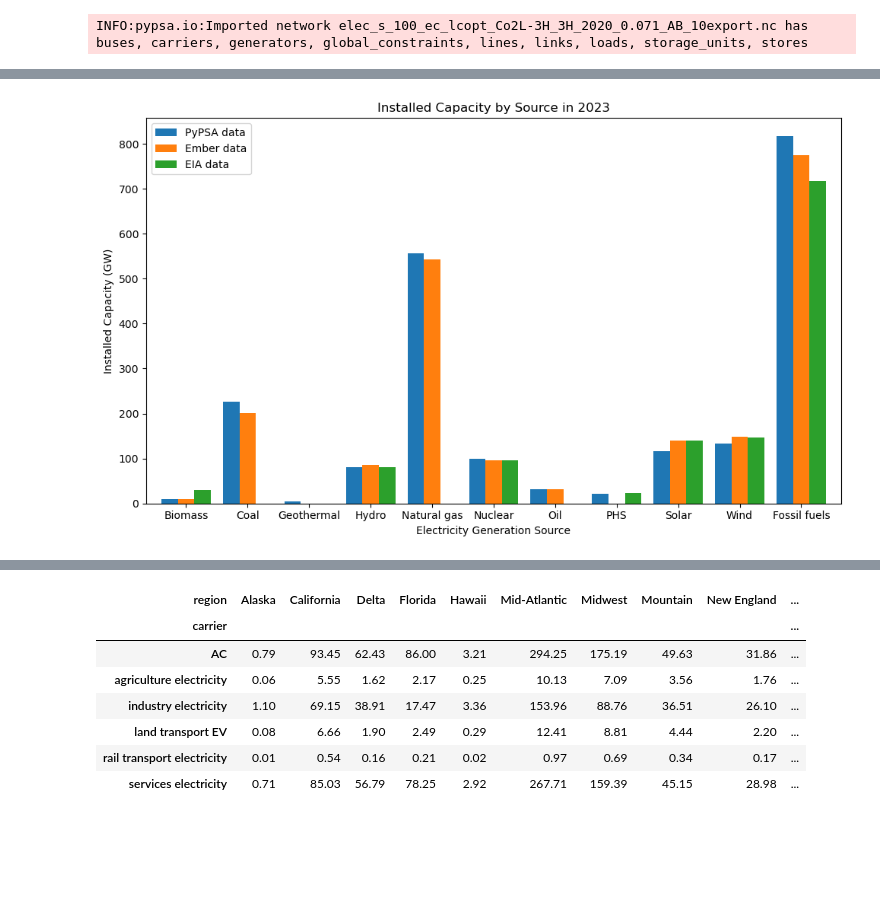
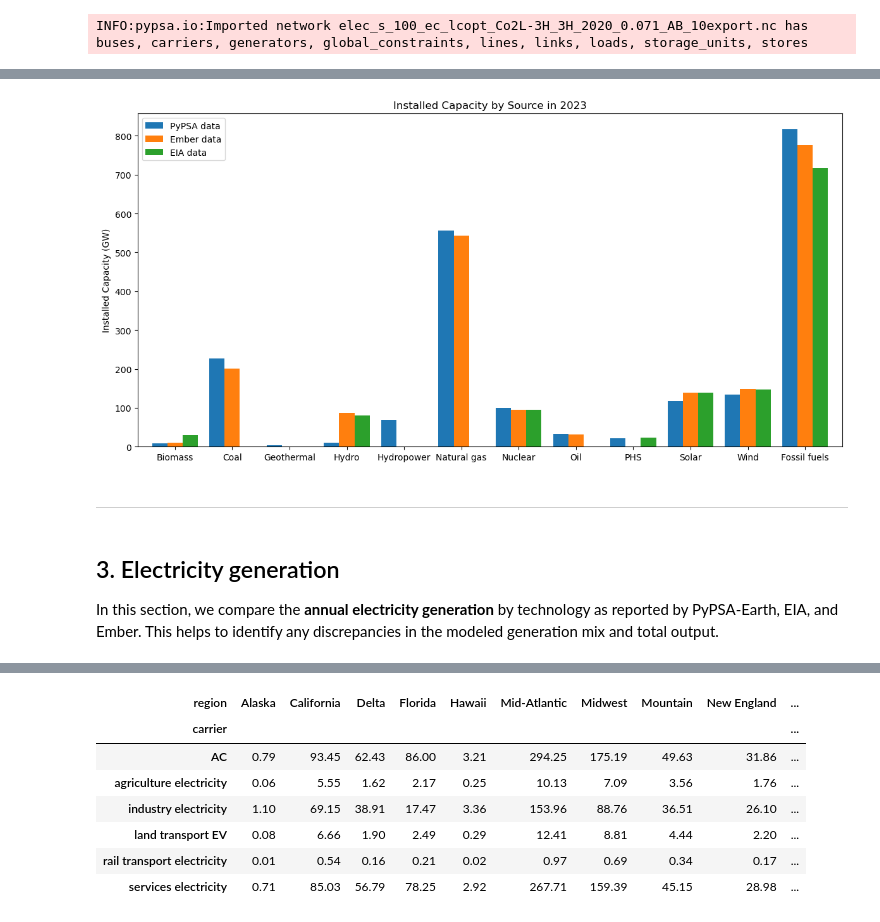
Before and after one commit to open-energy-transition/efuels-supply-potentials, a Jupyter notebook: notebooks/validation_EIA_Ember.ipynb, the cells around one changed output, grey strips where cells are left out. Drawn from its saved outputs; the diff is of its cells as text; code cells hidden in the pictures; blank space fills up the shorter version.

Commit message:
adjust descriptions and remove total demand

```diff
--- a/notebooks/validation_EIA_Ember.ipynb
+++ b/notebooks/validation_EIA_Ember.ipynb
@@ -605,7 +558,7 @@ all_totals = all_totals[all_totals > 0] / 1e3
 pypsa_cap = all_totals.rename({
     "onwind": "Wind", "offwind": "Wind", "solar rooftop": "Solar",
     "solar": "Solar", "ror": "Hydro", "Reservoir & Dam": "Hydro",
-    "geothermal": "Geothermal", "nuclear": "Nuclear", "hydro": "Hydro",
+    "geothermal": "Geothermal", "nuclear": "Nuclear", "hydro": "Hydropower",
     "OCGT": "Natural gas", "CCGT": "Natural gas", "oil": "Oil",
     "coal": "Coal", "biomass": "Biomass",
 }).to_frame('PyPSA data').round(2).groupby(level=0).sum()
@@ -635,10 +590,15 @@ installed_capacity_df
 # %%
-installed_capacity_df.plot(kind="bar", figsize=(10, 6), width=0.8)
+installed_capacity_df.plot(kind="bar", figsize=(12, 6), width=0.8)
 plt.title(f"Installed Capacity by Source in {horizon}")
 plt.ylabel("Installed Capacity (GW)")
 plt.xticks(rotation=0)
-plt.xlabel("Electricity Generation Source")
 plt.legend(loc='best')
 plt.tight_layout()
 # %% [output]
-[figure, old version]
+[figure, new version]
+# %% [markdown]
+---
+# %% [markdown]
+## 3. Electricity generation
+
+In this section, we compare the **annual electricity generation** by technology as reported by PyPSA-Earth, EIA, and Ember. This helps to identify any discrepancies in the modeled generation mix and total output.
```
Also changed, not shown: parts of 37 cells of this notebook.
